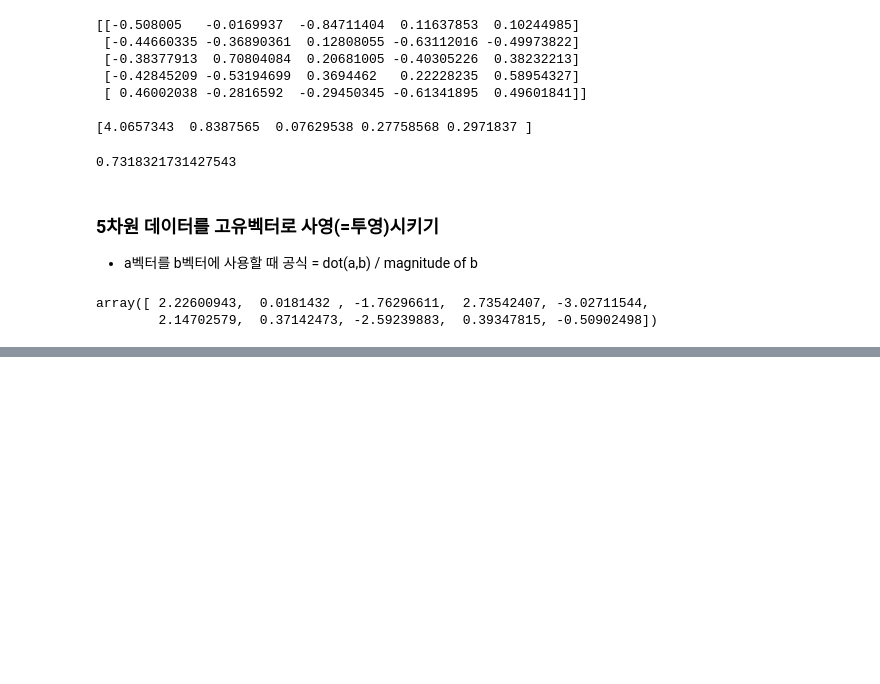
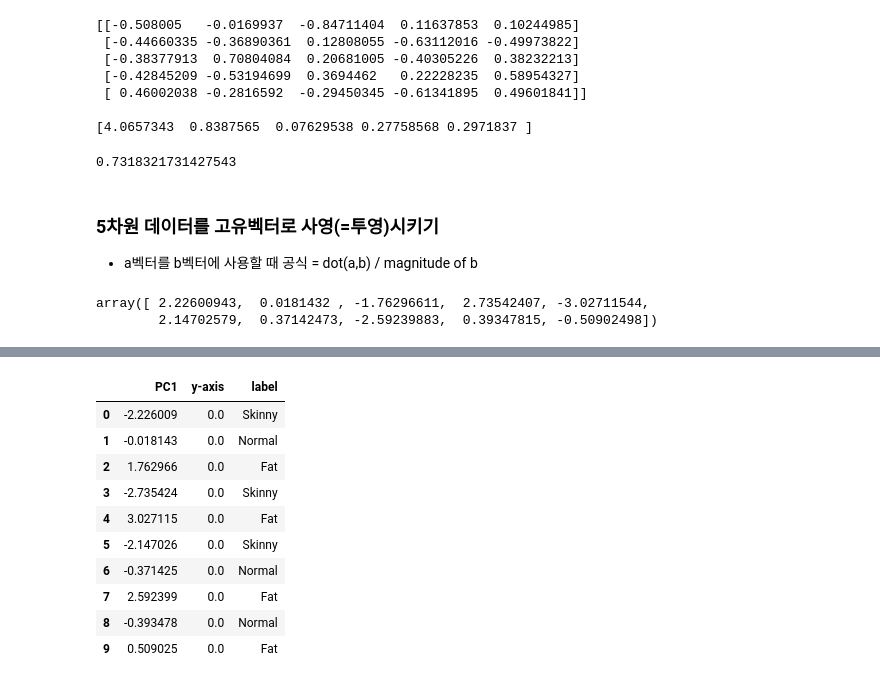
Before and after one commit to u8yes/AI, a Jupyter notebook: src/chap02/08_PrincipalComponentAnalysis(PCA).ipynb, the cells around one changed output, grey strips where cells are left out. Saved outputs shown, nothing was run; the diff lists cells and outputs as text; code cells hidden in the pictures; blank space fills up the shorter version.

```diff
--- a/src/chap02/08_PrincipalComponentAnalysis(PCA).ipynb
+++ b/src/chap02/08_PrincipalComponentAnalysis(PCA).ipynb
@@ -135,0 +174,17 @@ array([ 2.22600943,  0.0181432 , -1.76296611,  2.73542407, -3.02711544,
+# %%
+sklearn_result = pd.DataFrame(sklearn_pca_x, columns=['PC1'])
+sklearn_result['y-axis'] = 0.0
+sklearn_result['label'] = Y
+sklearn_result
+# %% [output]
+|  | PC1 | y-axis | label |
+| 0 | -2.226009 | 0.0 | Skinny |
+| 1 | -0.018143 | 0.0 | Normal |
+| 2 | 1.762966 | 0.0 | Fat |
+| 3 | -2.735424 | 0.0 | Skinny |
+| 4 | 3.027115 | 0.0 | Fat |
+| 5 | -2.147026 | 0.0 | Skinny |
+| 6 | -0.371425 | 0.0 | Normal |
+| 7 | 2.592399 | 0.0 | Fat |
+| 8 | -0.393478 | 0.0 | Normal |
+| 9 | 0.509025 | 0.0 | Fat |
```
Also changed, not shown: parts of 6 cells of this notebook, 1 other file.
